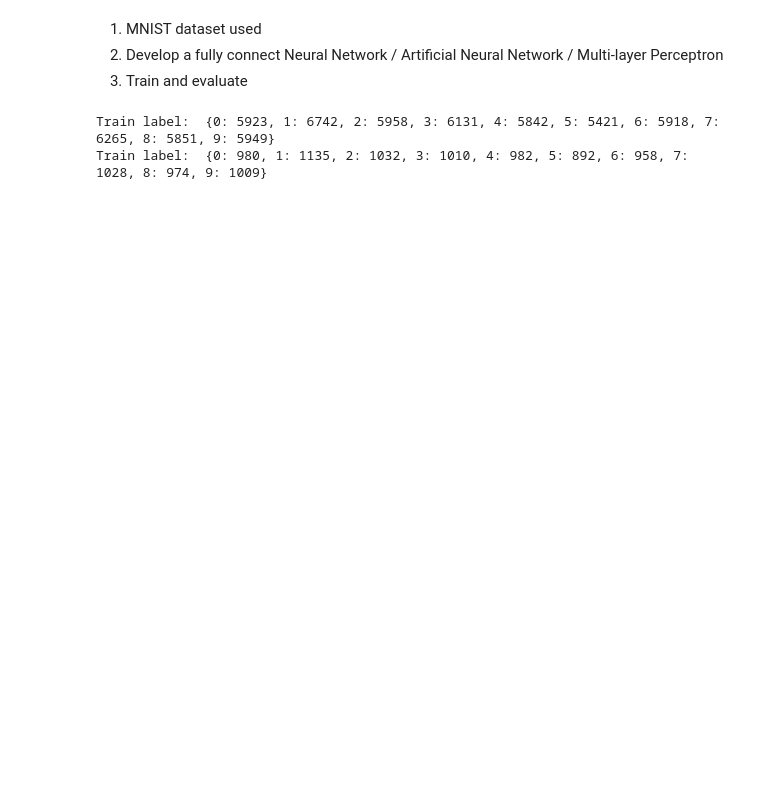
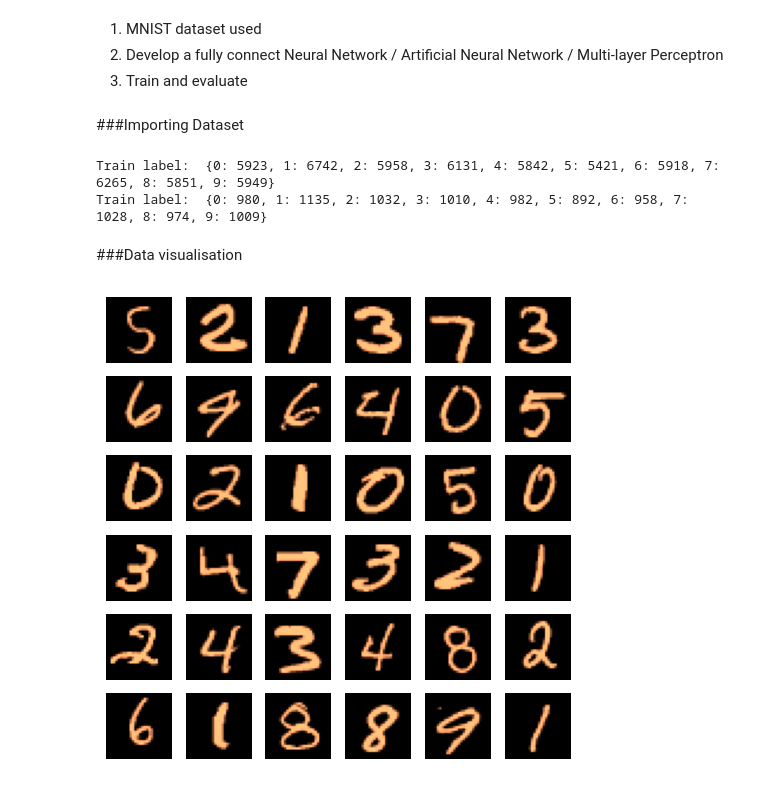
Before and after one commit to Nimira43/Linear-Regression-Part-1-Retired, a Jupyter notebook: Keras.ipynb, the cells around one changed output. Saved outputs shown, nothing was run; the diff lists cells and outputs as text; code cells hidden in the pictures; blank space fills up the shorter version.

Commit message:
Created a 6 x 6 dataset of random written numbers

```diff
--- a/Keras.ipynb
+++ b/Keras.ipynb
@@ -11,6 +15,8 @@ import numpy as np
 import pandas as pd
 import matplotlib.pyplot as plt
 %matplotlib inline
+# %% [markdown]
+###Importing Dataset
 # %%
 from keras.datasets import mnist
 (x_train, y_train), (x_test, y_test) = mnist.load_data()
@@ -21,3 +27,21 @@ print('Train label: ', dict(zip(unique, counts)))
 # %% [output]
 Train label:  {0: 5923, 1: 6742, 2: 5958, 3: 6131, 4: 5842, 5: 5421, 6: 5918, 7: 6265, 8: 5851, 9: 5949}
 Train label:  {0: 980, 1: 1135, 2: 1032, 3: 1010, 4: 982, 5: 892, 6: 958, 7: 1028, 8: 974, 9: 1009}
+# %% [markdown]
+###Data visualisation
+# %%
+indice = np.random.randint(0, x_train.shape[0], size=36)
+imgs = x_train[indice]
+labels  = y_train[indice]
+
+plt.figure(figsize=(6, 6))
+for i in range(len(indice)):
+    plt.subplot(6, 6, i + 1)
+    img = imgs[i]
+    plt.imshow(img, cmap='copper')
+    plt.axis('off')
+plt.show()
+plt.savefig('mnist_image.png')
+plt.close('all')
+# %% [output]
+[figure, added]
```
Also changed, not shown: parts of 2 cells of this notebook.
